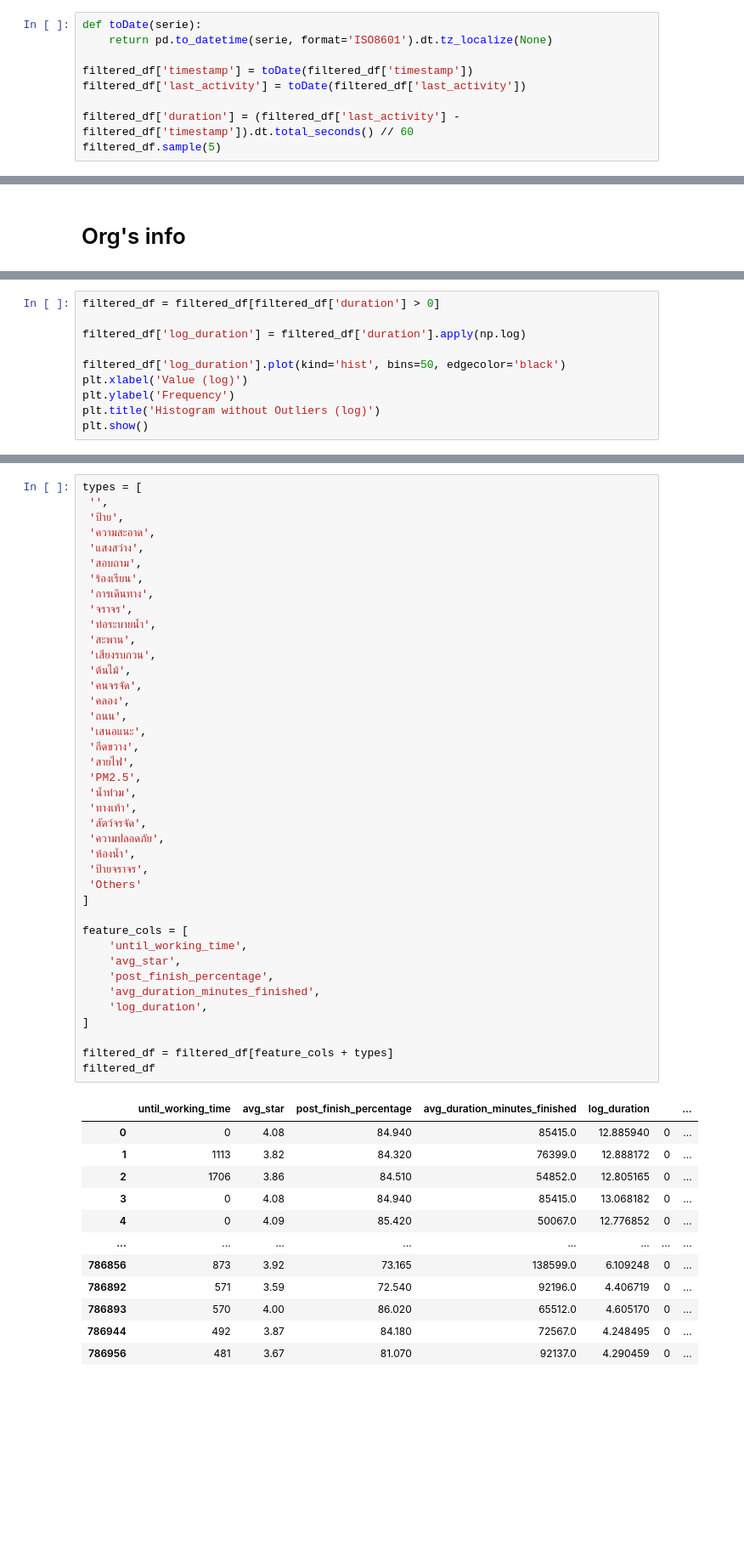
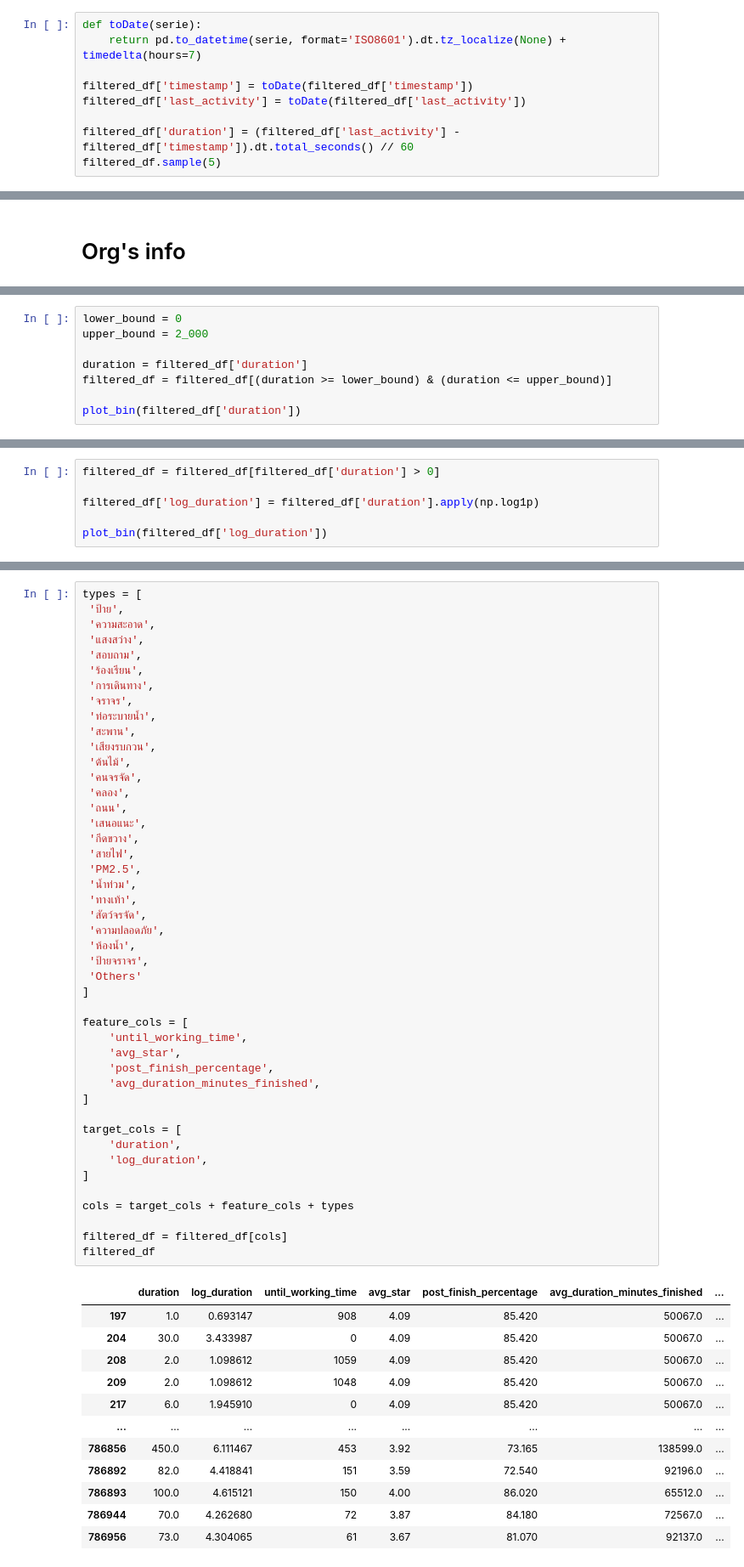
Before and after one commit to CP-RektMart/traffy-sunglui, a Jupyter notebook: ML/data_prep.ipynb, the cells around one changed output, grey strips where cells are left out. Shown: that part at 85% size. Cells and saved outputs as stored; diff of their text form; blank space fills up the shorter version.

```diff
--- a/ML/data_prep.ipynb
+++ b/ML/data_prep.ipynb
@@ -34,7 +34,7 @@ finished_df = df[df['state'] == 'เสร็จสิ้น']
 filtered_df = finished_df.dropna(axis=0, how='any', subset=['timestamp', 'last_activity'])
 # %%
 def toDate(serie):
-    return pd.to_datetime(serie, format='ISO8601').dt.tz_localize(None)
+    return pd.to_datetime(serie, format='ISO8601').dt.tz_localize(None) + timedelta(hours=7)
 
 filtered_df['timestamp'] = toDate(filtered_df['timestamp'])
 filtered_df['last_activity'] = toDate(filtered_df['last_activity'])
@@ -262,0 +265,8 @@ plt.show()
+# %%
+lower_bound = 0
+upper_bound = 2_000
+
+duration = filtered_df['duration']
+filtered_df = filtered_df[(duration >= lower_bound) & (duration <= upper_bound)]
+
+plot_bin(filtered_df['duration'])
@@ -263,11 +275,7 @@ plt.show()
 # %%
 filtered_df = filtered_df[filtered_df['duration'] > 0]
 
-filtered_df['log_duration'] = filtered_df['duration'].apply(np.log)
+filtered_df['log_duration'] = filtered_df['duration'].apply(np.log1p)
 
-filtered_df['log_duration'].plot(kind='hist', bins=50, edgecolor='black')
-plt.xlabel('Value (log)')
-plt.ylabel('Frequency')
-plt.title('Histogram without Outliers (log)')
-plt.show()
+plot_bin(filtered_df['log_duration'])
 # %% [output]
@@ -275,6 +283,5 @@ plt.show()
 # %%
 types = [
- '',
  'ป้าย',
  'ความสะอาด',
  'แสงสว่าง',
@@ -285,43 +292,49 @@ types = [
  'ท่อระบายน้ำ',
  'สะพาน',
  'เสียงรบกวน',
  'ต้นไม้',
  'คนจรจัด',
  'คลอง',
  'ถนน',
  'เสนอแนะ',
  'กีดขวาง',
  'สายไฟ',
  'PM2.5',
  'น้ำท่วม',
  'ทางเท้า',
  'สัตว์จรจัด',
  'ความปลอดภัย',
  'ห้องน้ำ',
  'ป้ายจราจร',
  'Others'
 ]
 
 feature_cols = [
     'until_working_time',
     'avg_star',
     'post_finish_percentage',
     'avg_duration_minutes_finished',
+]
+
+target_cols = [
+    'duration',
     'log_duration',
 ]
 
-filtered_df = filtered_df[feature_cols + types]
+cols = target_cols + feature_cols + types
+
+filtered_df = filtered_df[cols]
 filtered_df
 # %% [output]
-|  | until_working_time | avg_star | post_finish_percentage | avg_duration_minutes_finished | log_duration |  | ... |
-| 0 | 0 | 4.08 | 84.940 | 85415.0 | 12.885940 | 0 | ... |
-| 1 | 1113 | 3.82 | 84.320 | 76399.0 | 12.888172 | 0 | ... |
-| 2 | 1706 | 3.86 | 84.510 | 54852.0 | 12.805165 | 0 | ... |
-| 3 | 0 | 4.08 | 84.940 | 85415.0 | 13.068182 | 0 | ... |
-| 4 | 0 | 4.09 | 85.420 | 50067.0 | 12.776852 | 0 | ... |
+|  | duration | log_duration | until_working_time | avg_star | post_finish_percentage | avg_duration_minutes_finished | ... |
+| 197 | 1.0 | 0.693147 | 908 | 4.09 | 85.420 | 50067.0 | ... |
+| 204 | 30.0 | 3.433987 | 0 | 4.09 | 85.420 | 50067.0 | ... |
+| 208 | 2.0 | 1.098612 | 1059 | 4.09 | 85.420 | 50067.0 | ... |
+| 209 | 2.0 | 1.098612 | 1048 | 4.09 | 85.420 | 50067.0 | ... |
+| 217 | 6.0 | 1.945910 | 0 | 4.09 | 85.420 | 50067.0 | ... |
 | ... | ... | ... | ... | ... | ... | ... | ... |
-| 786856 | 873 | 3.92 | 73.165 | 138599.0 | 6.109248 | 0 | ... |
-| 786892 | 571 | 3.59 | 72.540 | 92196.0 | 4.406719 | 0 | ... |
-| 786893 | 570 | 4.00 | 86.020 | 65512.0 | 4.605170 | 0 | ... |
-| 786944 | 492 | 3.87 | 84.180 | 72567.0 | 4.248495 | 0 | ... |
-| 786956 | 481 | 3.67 | 81.070 | 92137.0 | 4.290459 | 0 | ... |
+| 786856 | 450.0 | 6.111467 | 453 | 3.92 | 73.165 | 138599.0 | ... |
+| 786892 | 82.0 | 4.418841 | 151 | 3.59 | 72.540 | 92196.0 | ... |
+| 786893 | 100.0 | 4.615121 | 150 | 4.00 | 86.020 | 65512.0 | ... |
+| 786944 | 70.0 | 4.262680 | 72 | 3.87 | 84.180 | 72567.0 | ... |
+| 786956 | 73.0 | 4.304065 | 61 | 3.67 | 81.070 | 92137.0 | ... |
```
Also changed, not shown: parts of 17 cells of this notebook, 1 other file.
